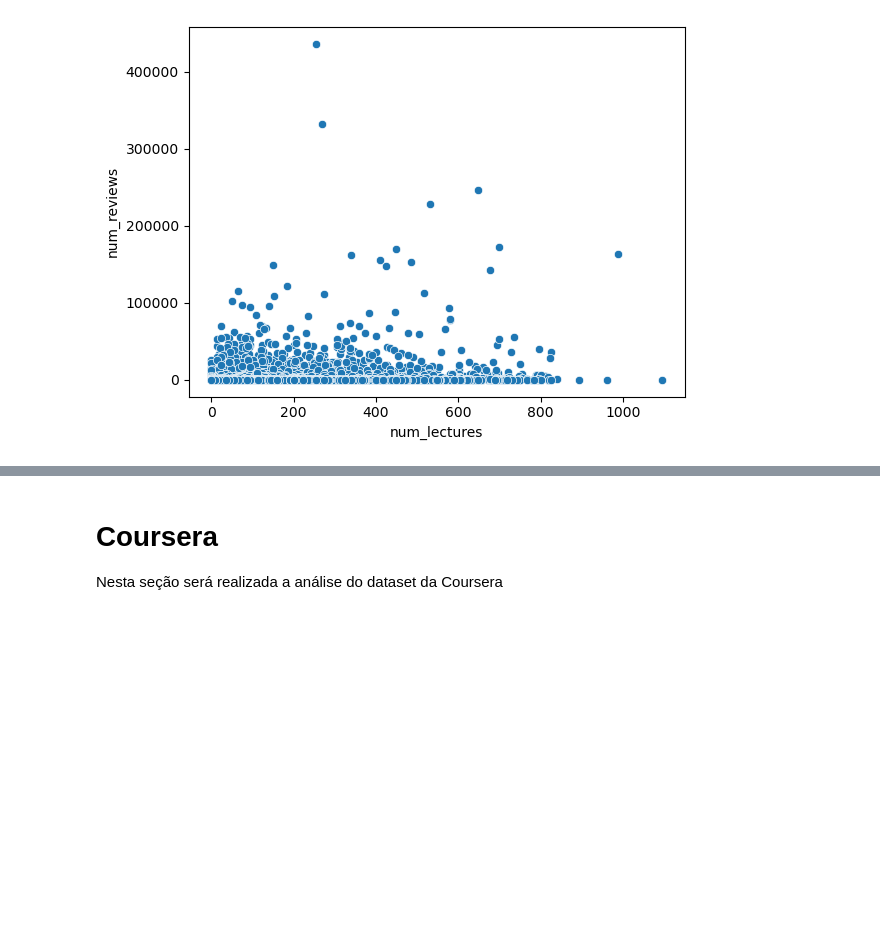
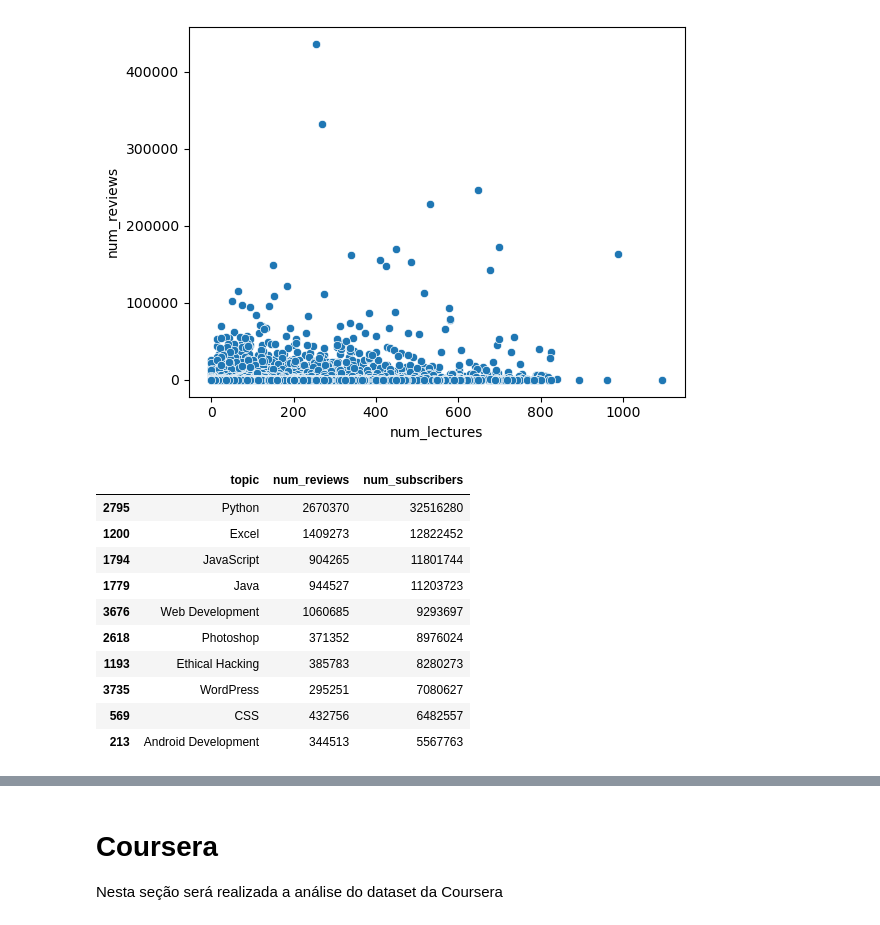
Before and after one commit to ismailymendes/mooc_udemy_coursera, a Jupyter notebook: mooc_udemy_coursera.ipynb, the cells around one changed output, grey strips where cells are left out. Drawn from its saved outputs; the diff is of its cells as text; code cells hidden in the pictures; blank space fills up the shorter version.

```diff
--- a/mooc_udemy_coursera.ipynb
+++ b/mooc_udemy_coursera.ipynb
@@ -451,3 +451,21 @@ sns.scatterplot(x = 'num_lectures', y = 'num_reviews', data = reviews)
 # %% [output]
 <AxesSubplot: xlabel='num_lectures', ylabel='num_reviews'>
 [figure]
+# %%
+curso = udemy_cursos.groupby(['topic','num_subscribers'])['num_reviews'].sum().sort_values(ascending=False)
+
+curso2 = udemy_cursos.groupby(['topic']).agg({'num_reviews':'sum','num_subscribers':'sum'}).reset_index().sort_values(by=['num_subscribers'],ascending=False).head(10)
+curso2
+#df.groupby(['Courses','Fee']).count()
+# %% [output]
+|  | topic | num_reviews | num_subscribers |
+| 2795 | Python | 2670370 | 32516280 |
+| 1200 | Excel | 1409273 | 12822452 |
+| 1794 | JavaScript | 904265 | 11801744 |
+| 1779 | Java | 944527 | 11203723 |
+| 3676 | Web Development | 1060685 | 9293697 |
+| 2618 | Photoshop | 371352 | 8976024 |
+| 1193 | Ethical Hacking | 385783 | 8280273 |
+| 3735 | WordPress | 295251 | 7080627 |
+| 569 | CSS | 432756 | 6482557 |
+| 213 | Android Development | 344513 | 5567763 |
```
Also changed, not shown: parts of 10 cells of this notebook.
